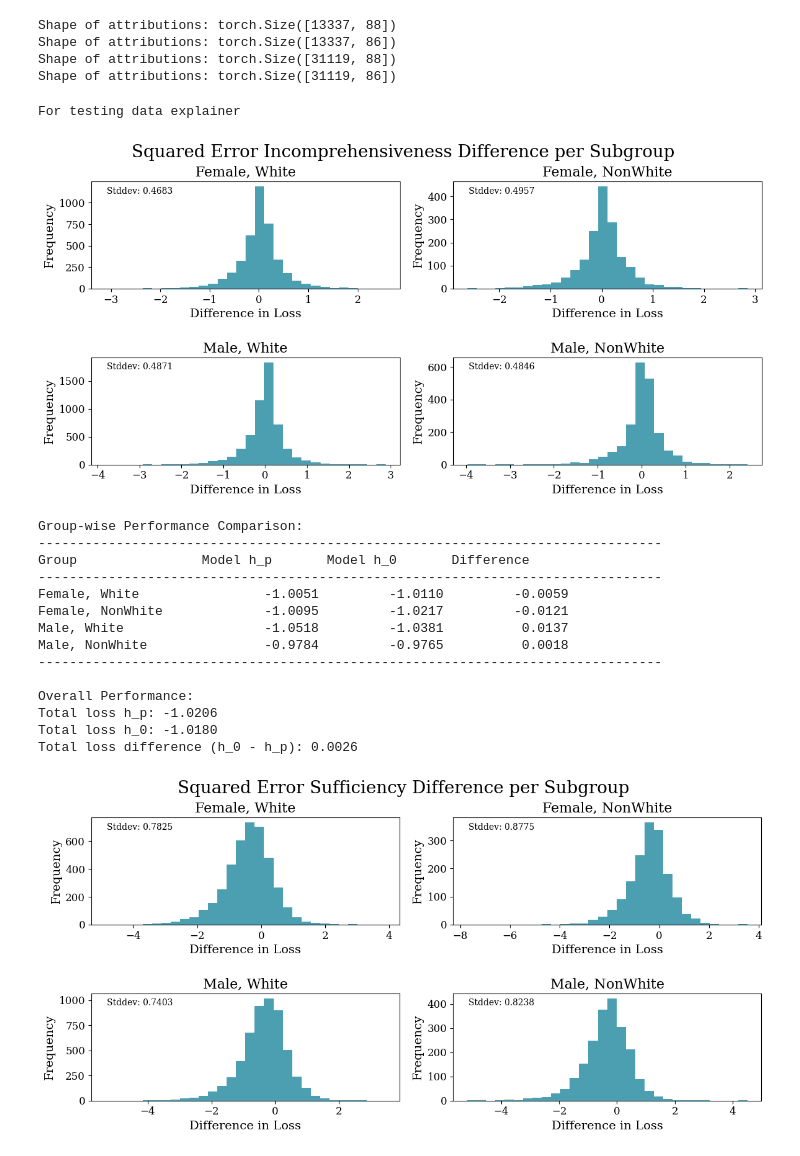
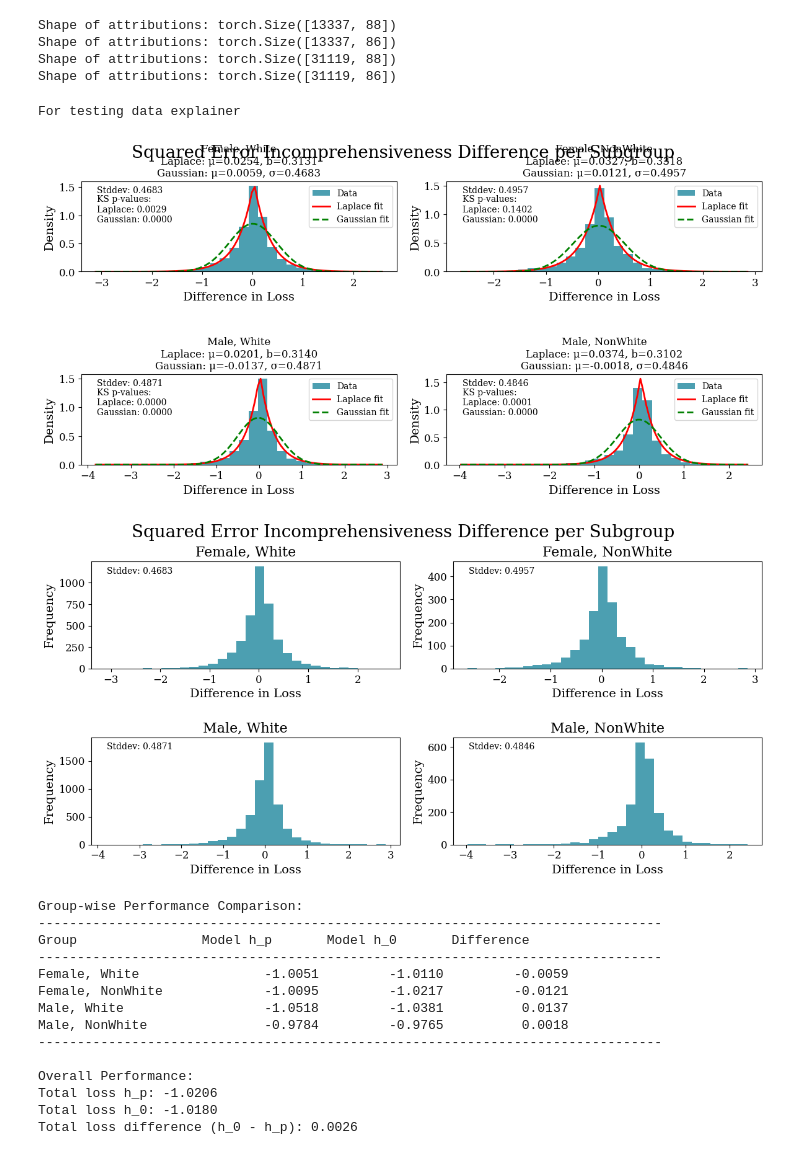
Before and after one commit to geometric-intelligence/bop, a Jupyter notebook: bop/MIMIC_Regression.ipynb, the cells around one changed output. Saved outputs shown, nothing was run; the diff lists cells and outputs as text; code cells hidden in the pictures.

```diff
--- a/bop/MIMIC_Regression.ipynb
+++ b/bop/MIMIC_Regression.ipynb
@@ -761,6 +848,7 @@ comprehensiveness_preds_hp_reg = comprehensiveness(model_hp, X_test_hp, attribut
 comprehensiveness_preds_h0_reg = comprehensiveness(model_h0, X_test_h0, attributions_h0, top_k)
 
 # Plot loss differences for comprehensiveness
+plot_loss_difference_histogram_with_distributions(comprehensiveness_preds_h0_reg, comprehensiveness_preds_hp_reg, X_test_hp, y_preds_h0, y_preds_hp, squared_error, "Incomprehensiveness")
 plot_loss_difference_histogram(comprehensiveness_preds_h0_reg, comprehensiveness_preds_hp_reg, X_test_hp, y_preds_h0, y_preds_hp, squared_error, "Incomprehensiveness")
 
 # Compare models for comprehensiveness
@@ -769,34 +857,36 @@ group_losses_hp, group_losses_h0 = compare_models_by_gender_race_filters(compreh
 # Step 7: Analyze sufficiency for test data
 sufficiency_preds_hp = sufficiency(model_hp, X_test_hp, attributions_hp, top_k)
 sufficiency_preds_h0 = sufficiency(model_h0, X_test_h0, attributions_h0, top_k)
 
 # Plot loss differences for sufficiency
+plot_loss_difference_histogram_with_distributions(sufficiency_preds_h0, sufficiency_preds_hp, X_test_hp, y_preds_h0, y_preds_hp, squared_error, "Sufficiency")
 plot_loss_difference_histogram(sufficiency_preds_h0, sufficiency_preds_hp, X_test_hp, y_preds_h0, y_preds_hp, squared_error, "Sufficiency")
 
 # Compare models for sufficiency
 group_losses_hp, group_losses_h0 = compare_models_by_gender_race_filters(sufficiency_preds_hp, sufficiency_preds_h0, X_test_hp, y_preds_hp, y_preds_h0, squared_error, comprehensiveness=False)
 
 # Step 8: Analyze comprehensiveness for training data
 print("For training data explainer")
 comprehensiveness_preds_hp_train_reg = comprehensiveness(model_hp, X_train_hp, attributions_hp_train, top_k)
 comprehensiveness_preds_h0_train_reg = comprehensiveness(model_h0, X_train_h0, attributions_h0_train, top_k)
 
 # Compare models for comprehensiveness on training data
 group_losses_hp_train, group_losses_h0_train = compare_models_by_gender_race_filters(comprehensiveness_preds_hp_train_reg, comprehensiveness_preds_h0_train_reg, X_train_hp, y_preds_hp_train, y_preds_h0_train, squared_error, comprehensiveness=True)
 
 # Step 9: Analyze sufficiency for training data
 sufficiency_preds_hp_train = sufficiency(model_hp, X_train_hp, attributions_hp_train, top_k)
 sufficiency_preds_h0_train = sufficiency(model_h0, X_train_h0, attributions_h0_train, top_k)
 
 # Compare models for sufficiency on training data
 group_losses_hp_train, group_losses_h0_train = compare_models_by_gender_race_filters(sufficiency_preds_hp_train, sufficiency_preds_h0_train, X_train_hp, y_preds_hp_train, y_preds_h0_train, squared_error, comprehensiveness=False)
 
 # Step 10: Plot loss differences for various values of k
 ks = [10, 20, 30, 40, 50, 60, 70, 80]  # Example range of k values
 plot_loss_by_groups_over_ks(model_hp, model_h0, X_test_hp, X_test_h0, y_preds_hp, y_preds_h0, attributions_hp, attributions_h0, squared_error, ks)
 # %% [output]
 For testing data explainer
-[figure, old version]
+[figure, new version]
+[figure, new version]
 Group-wise Performance Comparison:
 --------------------------------------------------------------------------------
 Group                Model h_p       Model h_0       Difference
@@ -811,4 +901,3 @@ Overall Performance:
 Total loss h_p: -1.0206
 Total loss h_0: -1.0180
 Total loss difference (h_0 - h_p): 0.0026
-[figure, old version]
```
Also changed, not shown: parts of 3 cells of this notebook.
